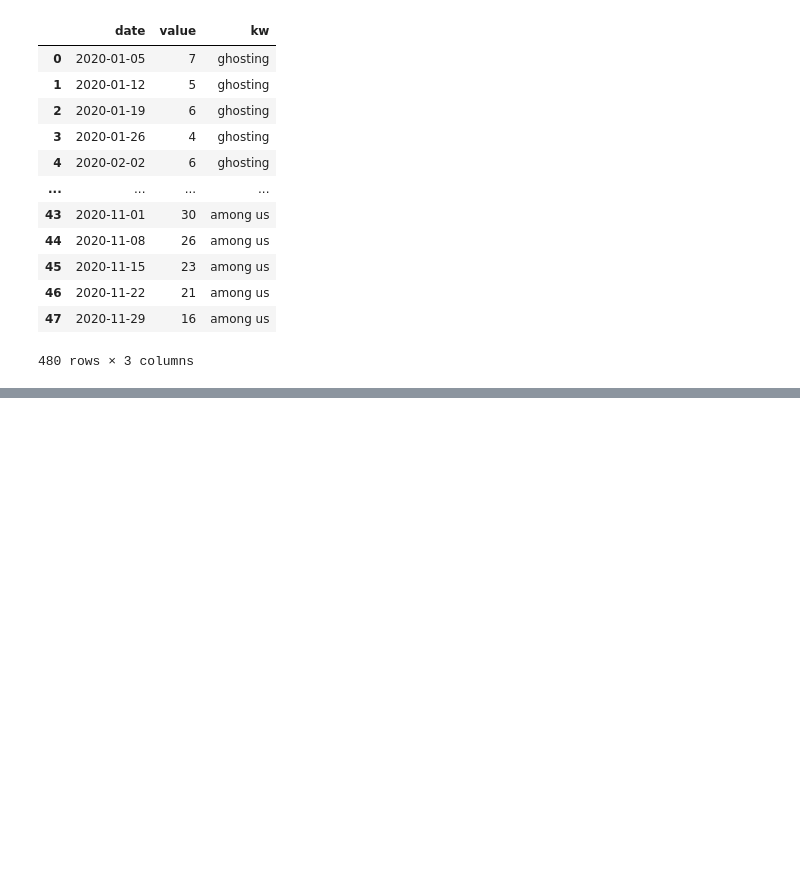
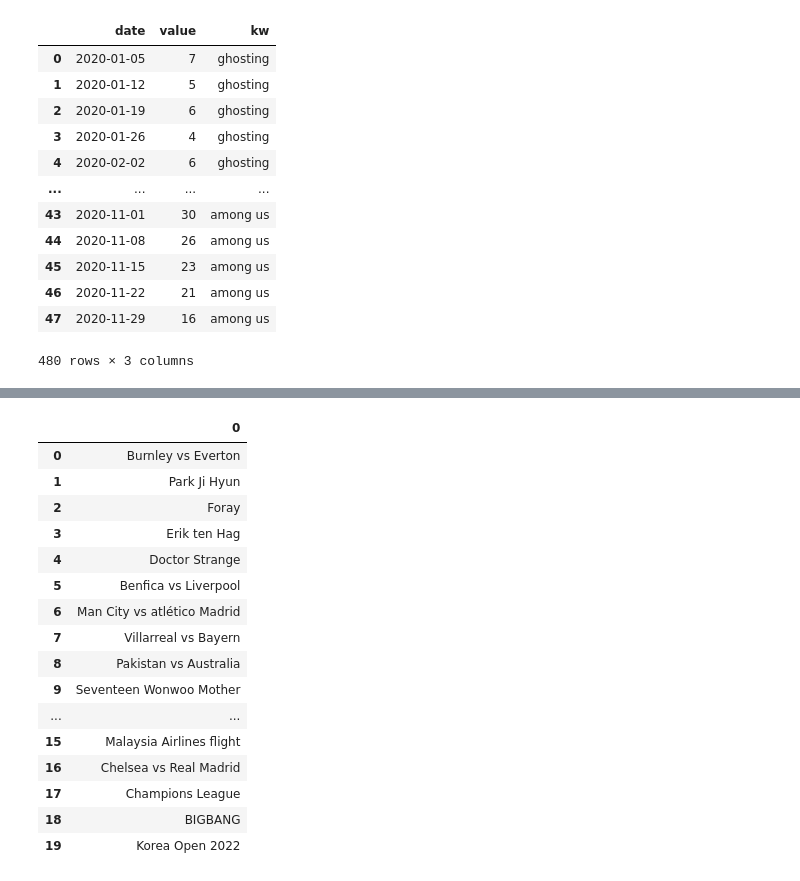
Before and after one commit to fridymandita/TKB, a Jupyter notebook: Indonesia_Trends.ipynb, the cells around one changed output, grey strips where cells are left out. Cells and saved outputs as stored; diff of their text form; code cells hidden in the pictures; blank space fills up the shorter version.

```diff
--- a/Indonesia_Trends.ipynb
+++ b/Indonesia_Trends.ipynb
@@ -98,0 +139,22 @@ trends_df
+# %%
+# Get Google Hot Trends data
+df = pytrend.trending_searches(pn='malaysia')
+df
+# %% [output]
+|  | 0 |
+| 0 | Burnley vs Everton |
+| 1 | Park Ji Hyun |
+| 2 | Foray |
+| 3 | Erik ten Hag |
+| 4 | Doctor Strange |
+| 5 | Benfica vs Liverpool |
+| 6 | Man City vs atlético Madrid |
+| 7 | Villarreal vs Bayern |
+| 8 | Pakistan vs Australia |
+| 9 | Seventeen Wonwoo Mother |
+| ... | ... |
+| 15 | Malaysia Airlines flight |
+| 16 | Chelsea vs Real Madrid |
+| 17 | Champions League |
+| 18 | BIGBANG |
+| 19 | Korea Open 2022 |
```
Also changed, not shown: parts of 4 cells of this notebook.
